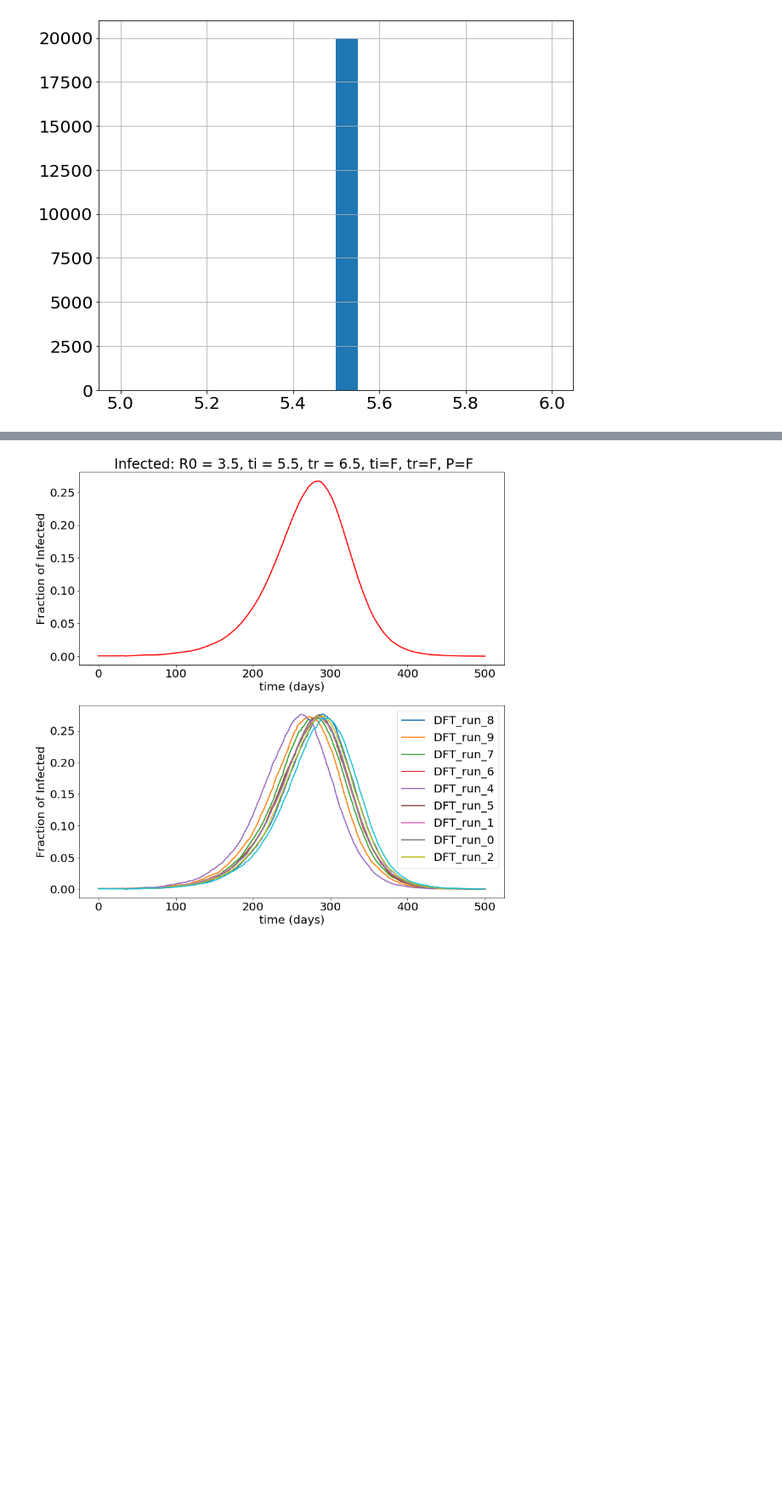
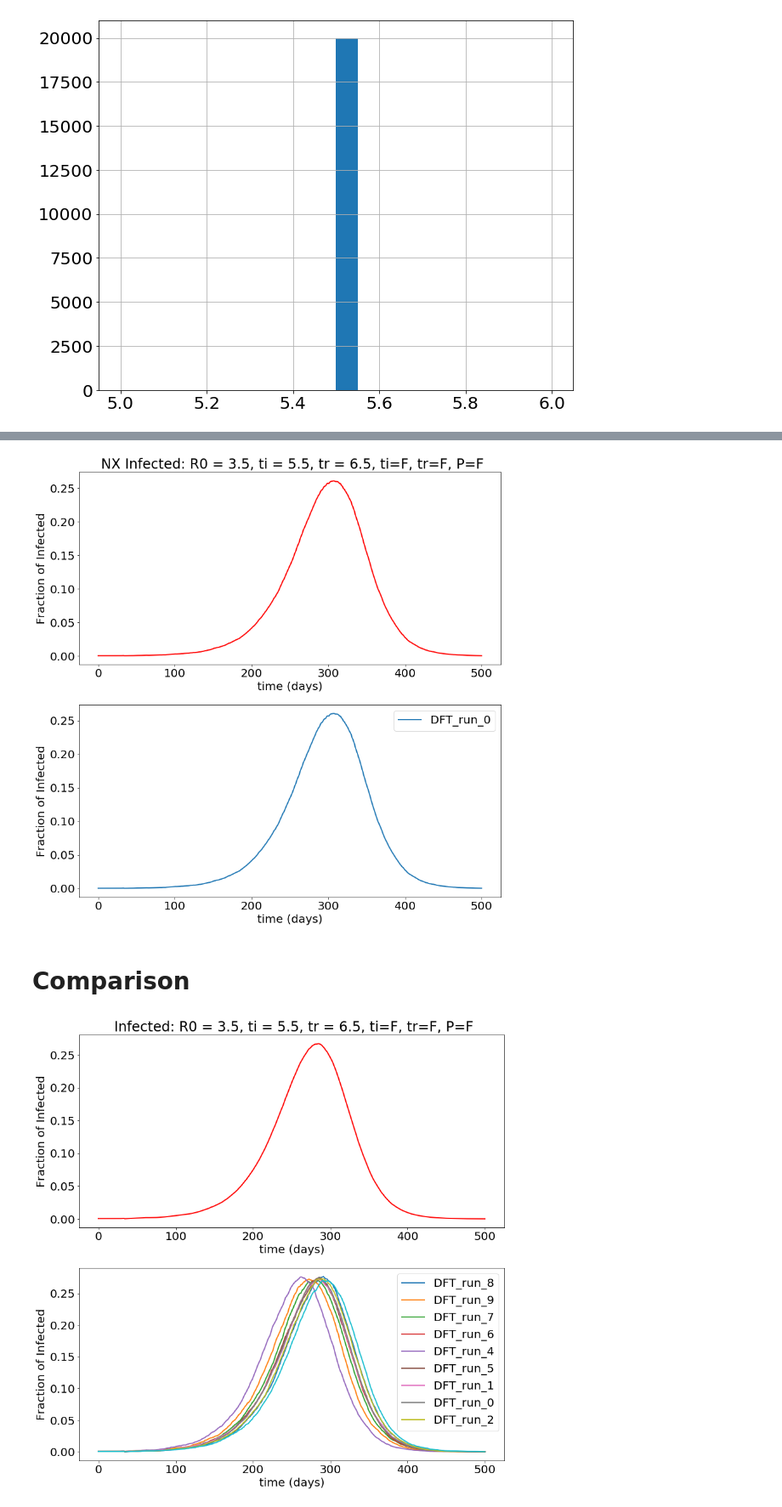
Before and after one commit to jjgomezcadenas/turtleWorld, a Jupyter notebook: notebooks/BarrioTortugaSEIR.ipynb, the cells around one changed output, grey strips where cells are left out. Shown at 85% size. Drawn from its saved outputs; the diff is of its cells as text; code cells hidden in the pictures; blank space fills up the shorter version.

```diff
--- a/notebooks/BarrioTortugaSEIR.ipynb
+++ b/notebooks/BarrioTortugaSEIR.ipynb
@@ -347,3 +355,9 @@ plot_runs_I(DFD, T=' NX Infected: R0 = 3.5, ti = 5.5, tr = 6.5, ti=F, tr=F, P=F'
+# %%
+plot_runs_I(DFD, T=' NX Infected: R0 = 3.5, ti = 5.5, tr = 6.5, ti=F, tr=F, P=F', figsize=(12,12))
+# %% [output]
+[figure, added]
+# %% [markdown]
+# Comparison
 # %%
 DFD, FND = get_files(path=path, mdir = "Turtles_20000_steps_500_i0_10_r0_3.5_ti_5.5_tr_6.5_Tid_F_Tir_F_Pdist_F")
 # %%
```
Also changed, not shown: parts of 6 cells of this notebook, 1 other file.
